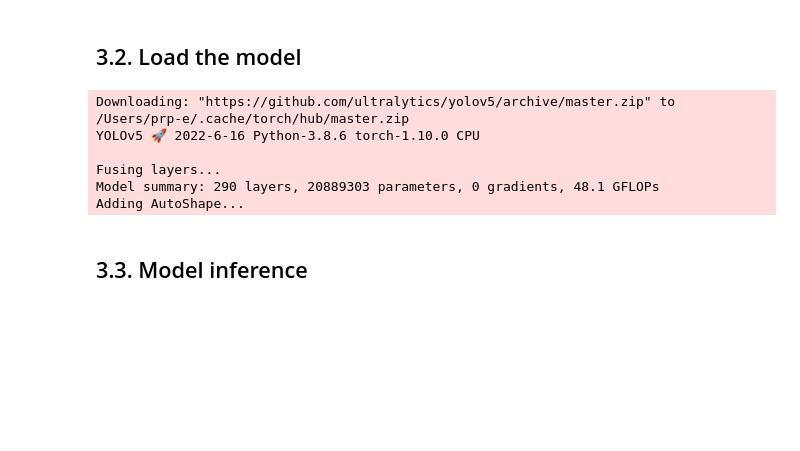
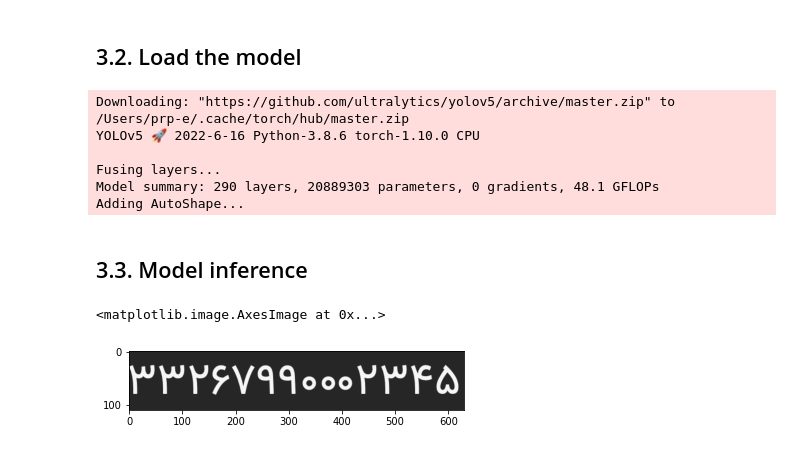
Before and after one commit to prp-e/persian_ocr_project, a Jupyter notebook: number_recognition/Number Recognition.ipynb, the cells around one changed output. Cells and saved outputs as stored; diff of their text form; code cells hidden in the pictures; blank space fills up the shorter version.

Commit message:
inference in progress

```diff
--- a/number_recognition/Number Recognition.ipynb
+++ b/number_recognition/Number Recognition.ipynb
@@ -144,3 +144,12 @@ Model summary: 290 layers, 20889303 parameters, 0 gradients, 48.1 GFLOPs
 Adding AutoShape...
 # %% [markdown]
 ## 3.3. Model inference
+# %%
+image = cv2.imread('../inference.png')
+# %%
+%matplotlib inline
+
+plt.imshow(image)
+# %% [output]
+<matplotlib.image.AxesImage at 0x...>
+[figure, added]
```
